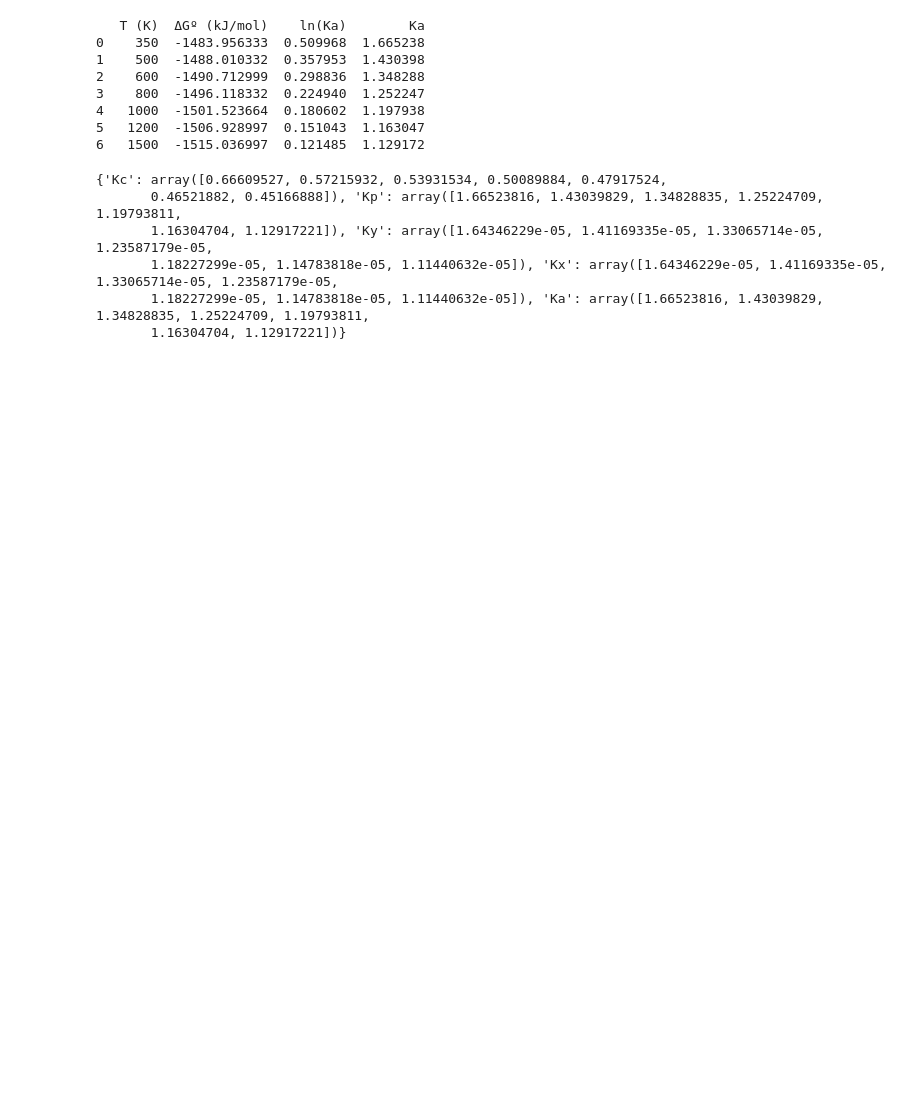
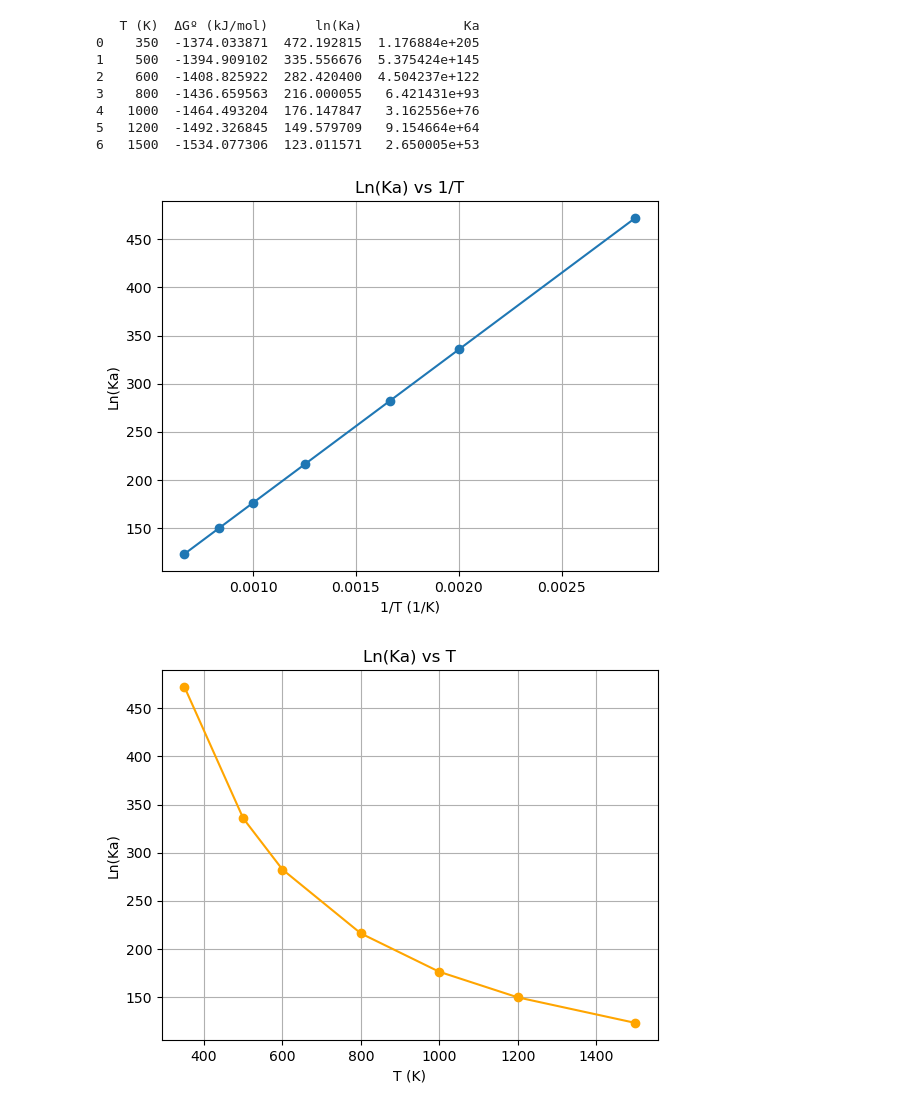
Before and after one commit to Aguiario/Chemical_reaction_engineering, a Jupyter notebook: test.ipynb, the cells around one changed output. Drawn from its saved outputs; the diff is of its cells as text; code cells hidden in the pictures; blank space fills up the shorter version.

```diff
--- a/test.ipynb
+++ b/test.ipynb
@@ -14,8 +5,8 @@ P = 101325  # Presión estándar (1 atm en Pa)
 # %%
-reactants = np.array([["C2H5OH(l, ethanol)", 1], ["O2(g)", 3]])
+reactants = np.array([["C2H5OH(l, ethanol)", -1], ["O2(g)", -3]])
 products = np.array([["H2O(l)", 3], ["CO2(g)", 2]])
 # %%
-dG_f0, dH_f0, dS0, r_298K, p_298K = utl.standard_properties(reactants, products)
+dG_f0, dH_f0, dS0, vi, r_298K, p_298K = utl.standard_properties(reactants, products)
 # %% [output]
 Reactants Properties
                 Species  DHf°[kJ/mol]  S°[J/K·mol]  DGf°[kJ/mol]  Coefficient  \
@@ -38,21 +29,16 @@ Products Properties
 temperatures = np.array([350, 500, 600, 800, 1000, 1200, 1500])
 results = utl.properties_temperature(temperatures, dG_f0, dS0)
 # %% [output]
-   T (K)  ΔGº (kJ/mol)    ln(Ka)        Ka
-0    350  -1483.956333  0.509968  1.665238
-1    500  -1488.010332  0.357953  1.430398
-2    600  -1490.712999  0.298836  1.348288
-3    800  -1496.118332  0.224940  1.252247
-4   1000  -1501.523664  0.180602  1.197938
-5   1200  -1506.928997  0.151043  1.163047
-6   1500  -1515.036997  0.121485  1.129172
+   T (K)  ΔGº (kJ/mol)      ln(Ka)             Ka
+0    350  -1374.033871  472.192815  1.176884e+205
+1    500  -1394.909102  335.556676  5.375424e+145
+2    600  -1408.825922  282.420400  4.504237e+122
+3    800  -1436.659563  216.000055   6.421431e+93
+4   1000  -1464.493204  176.147847   3.162556e+76
+5   1200  -1492.326845  149.579709   9.154664e+64
+6   1500  -1534.077306  123.011571   2.650005e+53
-# %%
-result = utl.convert_equilibrium_constants(K_type='a', K_value=np.array(results["Ka"]), T=np.array(results["T (K)"]), delta_n=1, P_total=P, C_total=2.5)
-print(result)
-# %% [output]
-{'Kc': array([0.66609527, 0.57215932, 0.53931534, 0.50089884, 0.47917524,
-       0.46521882, 0.45166888]), 'Kp': array([1.66523816, 1.43039829, 1.34828835, 1.25224709, 1.19793811,
-       1.16304704, 1.12917221]), 'Ky': array([1.64346229e-05, 1.41169335e-05, 1.33065714e-05, 1.23587179e-05,
-       1.18227299e-05, 1.14783818e-05, 1.11440632e-05]), 'Kx': array([1.64346229e-05, 1.41169335e-05, 1.33065714e-05, 1.23587179e-05,
-       1.18227299e-05, 1.14783818e-05, 1.11440632e-05]), 'Ka': array([1.66523816, 1.43039829, 1.34828835, 1.25224709, 1.19793811,
-       1.16304704, 1.12917221])}
+# %%
+utl.graphs(results)
+# %% [output]
+[figure, added]
+[figure, added]
```
Also changed, not shown: parts of 4 cells of this notebook, 3 other files.
